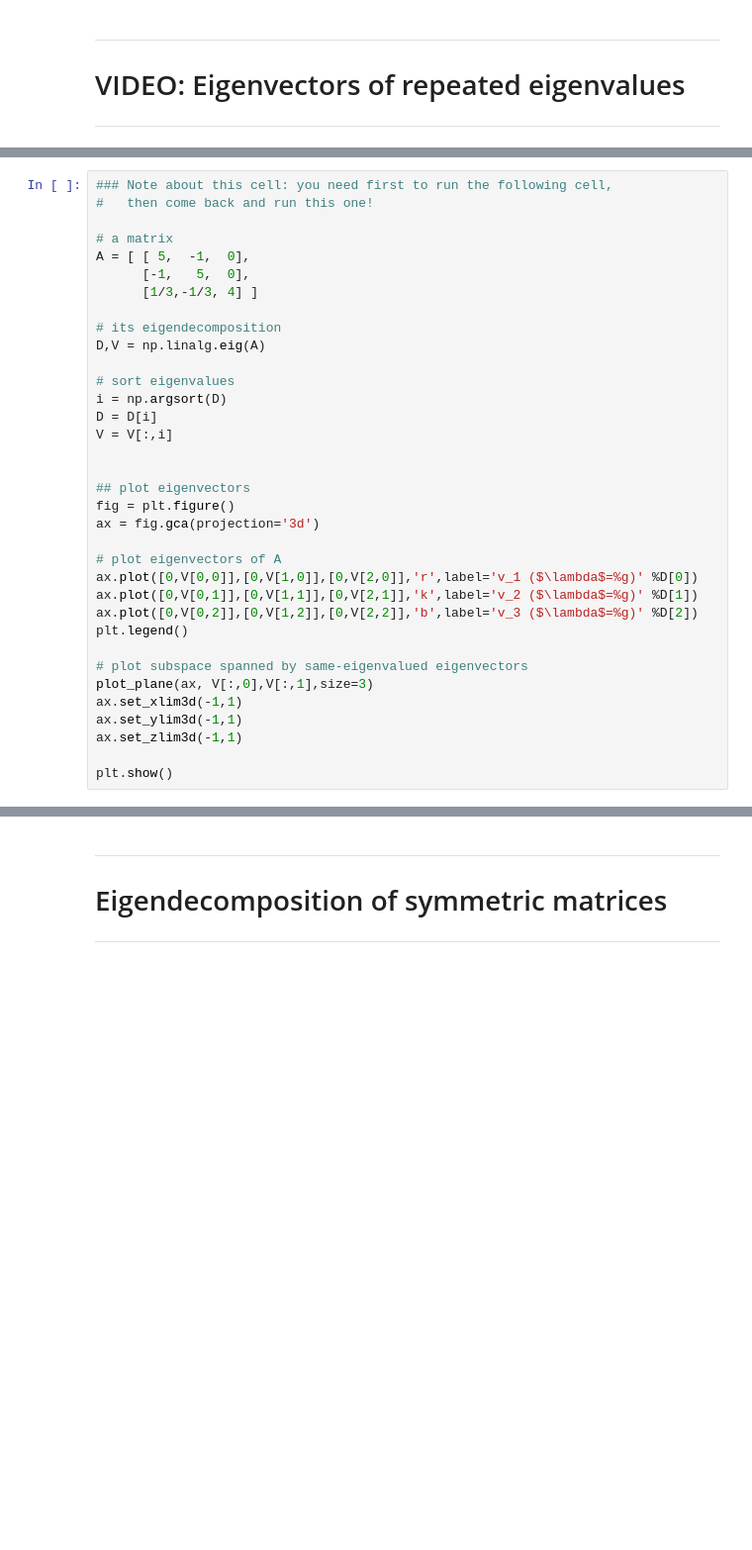
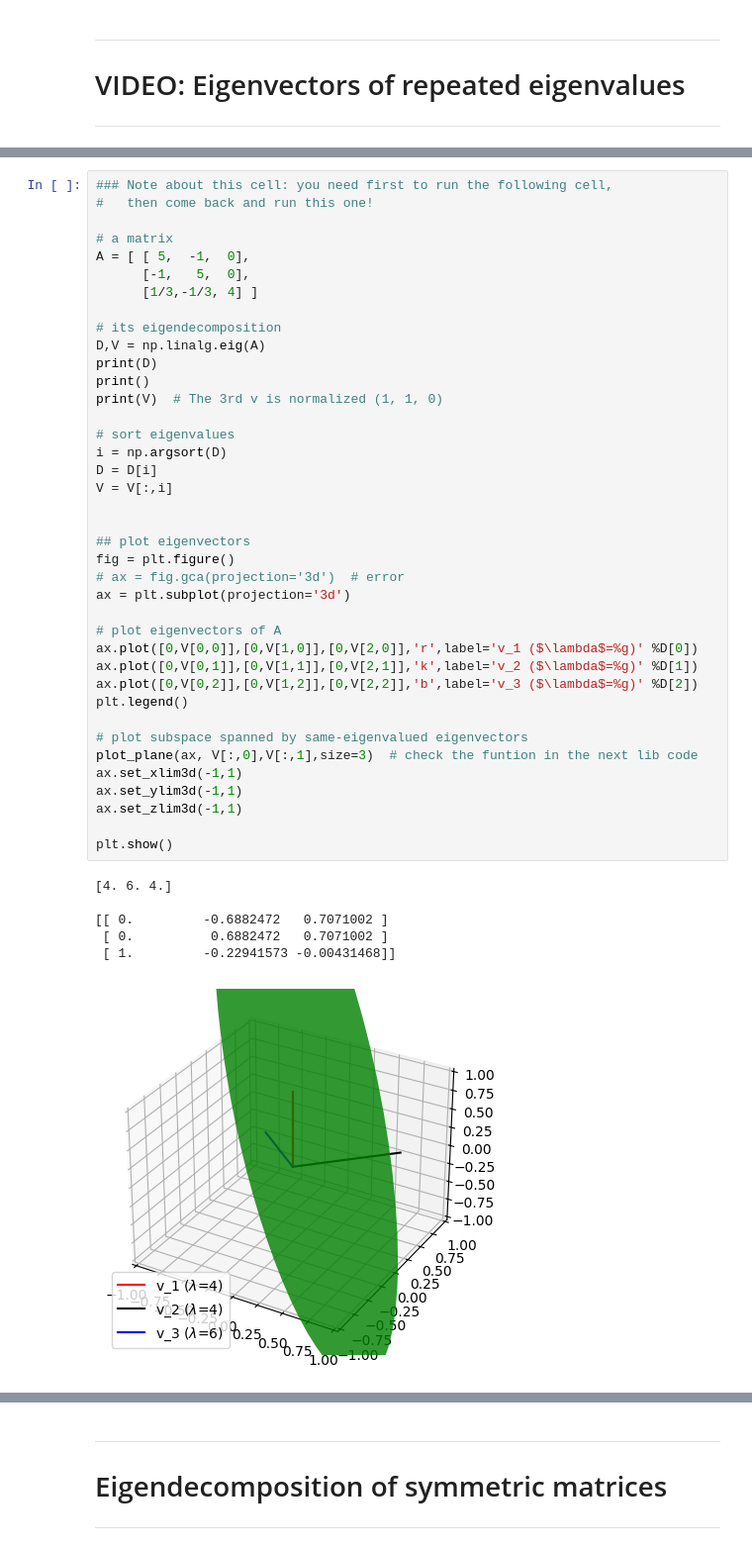
Before and after one commit to roykim0823/Python, a Jupyter notebook: linearAlgebra/mikexcohen/13_eig.ipynb, the cells around one changed output, grey strips where cells are left out. Shown at 99% size. Cells and saved outputs as stored; diff of their text form; blank space fills up the shorter version.

```diff
--- a/linearAlgebra/mikexcohen/13_eig.ipynb
+++ b/linearAlgebra/mikexcohen/13_eig.ipynb
@@ -409,32 +474,43 @@ print(np.round(V2, 2))
 
 # a matrix
 A = [ [ 5,  -1,  0],
       [-1,   5,  0],
       [1/3,-1/3, 4] ]
 
 # its eigendecomposition
 D,V = np.linalg.eig(A)
+print(D)
+print()
+print(V)  # The 3rd v is normalized (1, 1, 0)
 
 # sort eigenvalues
 i = np.argsort(D)
 D = D[i]
 V = V[:,i]
 
 
 ## plot eigenvectors
 fig = plt.figure()
-ax = fig.gca(projection='3d')
+# ax = fig.gca(projection='3d')  # error
+ax = plt.subplot(projection='3d')
 
 # plot eigenvectors of A
 ax.plot([0,V[0,0]],[0,V[1,0]],[0,V[2,0]],'r',label='v_1 ($\lambda$=%g)' %D[0])
 ax.plot([0,V[0,1]],[0,V[1,1]],[0,V[2,1]],'k',label='v_2 ($\lambda$=%g)' %D[1])
 ax.plot([0,V[0,2]],[0,V[1,2]],[0,V[2,2]],'b',label='v_3 ($\lambda$=%g)' %D[2])
 plt.legend()
 
 # plot subspace spanned by same-eigenvalued eigenvectors
-plot_plane(ax, V[:,0],V[:,1],size=3)
+plot_plane(ax, V[:,0],V[:,1],size=3)  # check the funtion in the next lib code
 ax.set_xlim3d(-1,1)
 ax.set_ylim3d(-1,1)
 ax.set_zlim3d(-1,1)
 
 plt.show()
+# %% [output]
+[4. 6. 4.]
+
+[[ 0.         -0.6882472   0.7071002 ]
+ [ 0.          0.6882472   0.7071002 ]
+ [ 1.         -0.22941573 -0.00431468]]
+[figure, added]
```
Also changed, not shown: parts of 27 cells of this notebook, 1 other file.
